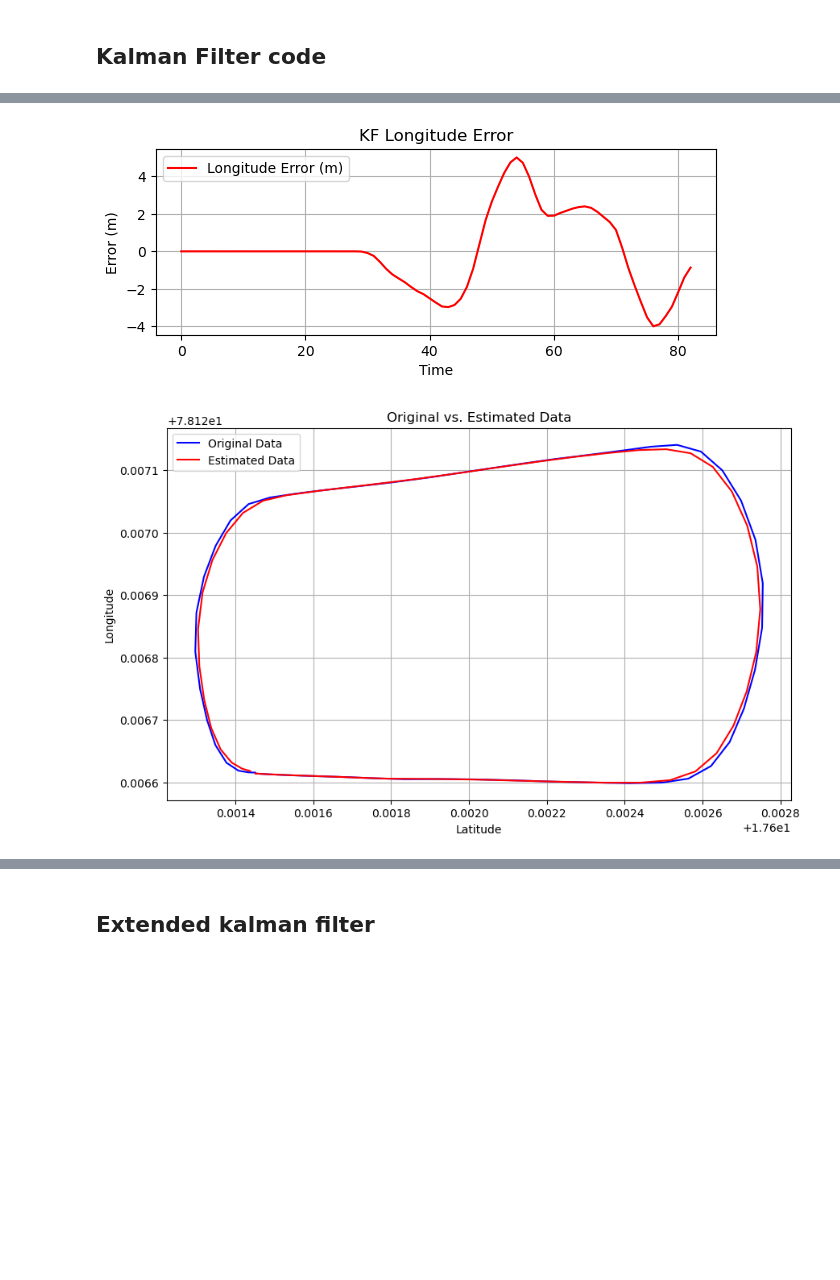
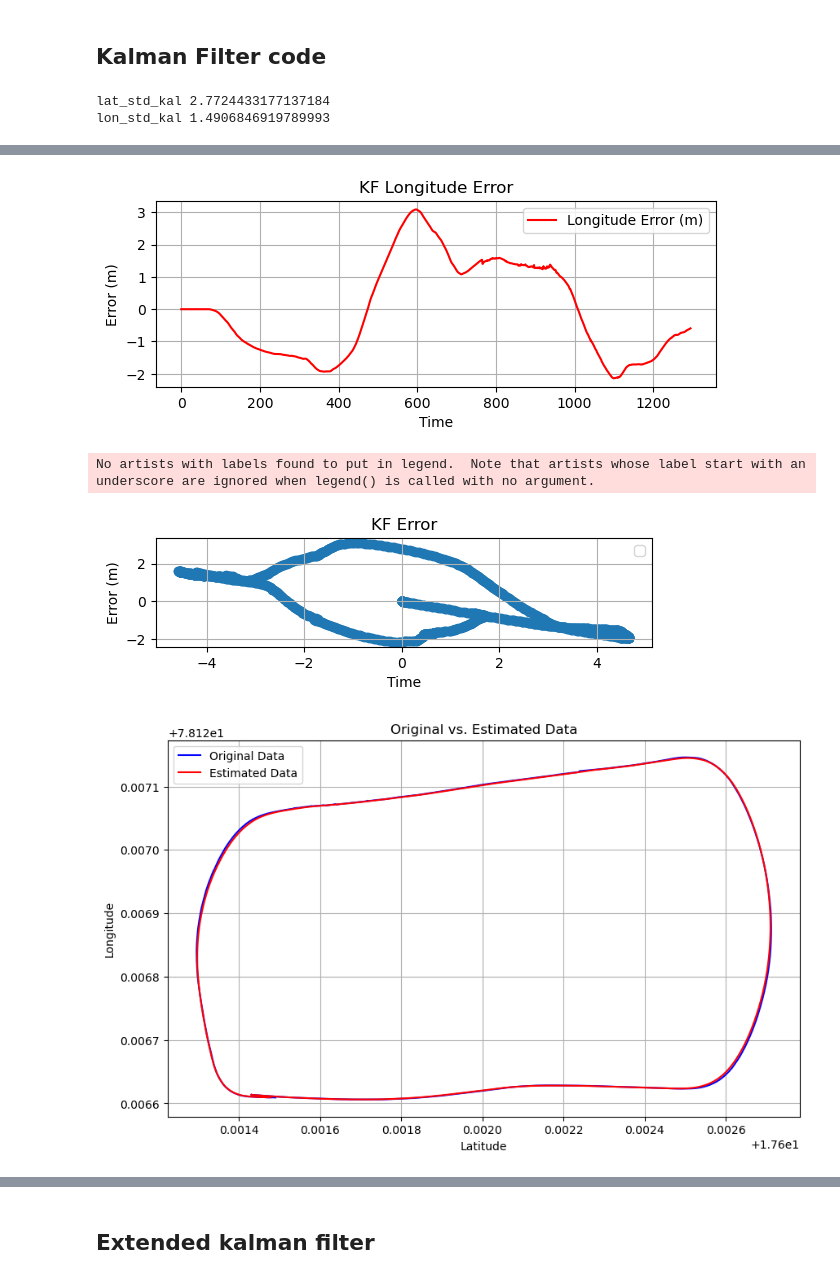
Before and after one commit to mfkiwl/GNSS-IMU_Dynamic, a Jupyter notebook: Predefined_Methods_kalman.ipynb, the cells around one changed output, grey strips where cells are left out. Drawn from its saved outputs; the diff is of its cells as text; code cells hidden in the pictures; blank space fills up the shorter version.

```diff
--- a/Predefined_Methods_kalman.ipynb
+++ b/Predefined_Methods_kalman.ipynb
@@ -100,7 +100,7 @@ from filterpy.kalman import UnscentedKalmanFilter as UKF
 from filterpy.kalman import MerweScaledSigmaPoints
 from filterpy.kalman import ExtendedKalmanFilter
 # Read the ASCII file
-file_path = "/Users/ravitejakunchanapalli/Downloads/org_BESTPOS.ASCII"
+file_path = "/Users/ravitejakunchanapalli/Downloads/NO RTK NMUS22160001B_2024-02-15_12-07-25_BESTGNSSPOS.ASCII"
 with open(file_path, 'r') as file:
     data = file.readlines()
 
@@ -140,7 +140,7 @@ kf.H = np.array([[1., 0.],
 kf.P = np.diag([1, 1])
 
 # Initialize the measurement covariance matrix
-kf.R = np.diag([0.01, 0.01])
+kf.R = np.diag([1,0.7])
 
 # Initialize the process noise covariance matrix
 kf.Q = np.diag([0.01, 0.01])
@@ -168,6 +168,13 @@ estimated_latitudes_meters_kf, estimated_longitudes_meters_kf = lat_lon_to_meter
 lat_error_kf = calculate_error(original_latitudes_meters_kf,estimated_latitudes_meters_kf)
 lon_error_kf = calculate_error(original_longitudes_meters_kf,estimated_longitudes_meters_kf)
 
+lat_std_kal=np.std(lat_error_kf)
+lon_std_kal=np.std(lon_error_kf)
+
+print("lat_std_kal",lat_std_kal)
+print("lon_std_kal",lon_std_kal)
+
+
 # Plot Kalman filter error
 plt.figure(figsize=(10, 6))
 plt.subplot(2, 1, 1)
@@ -190,14 +197,43 @@ plt.tight_layout()
 plt.show()
 
 
+
+# Plot Kalman filter error
+plt.subplot(3, 1, 3)
+plt.scatter(lat_error_kf, lon_error_kf)
+plt.xlabel('Time')
+plt.ylabel('Error (m)')
+plt.title('KF Error')
+plt.legend()
+plt.grid(True)
+plt.show()
+
+
+
+
 # Plot the original and estimated data
 plt.figure(figsize=(10, 6))
-plt.plot(latitudes, longitudes,  label='Original Data', color='blue')
-plt.plot(filtered_latitudes_kf, filtered_longitudes_kf, label='Estimated Data', color='red')
+plt.plot(latitudes, longitudes, 'b', label='Original Data')
+plt.plot(filtered_latitudes_kf, filtered_longitudes_kf, 'r',label='Estimated Data')
 plt.xlabel('Latitude')
 plt.ylabel('Longitude')
 plt.title('Original vs. Estimated Data')
 plt.legend()
 plt.grid(True)
 plt.show()
+
+
+
+# Plot the original and estimated data
+plt.figure(figsize=(10, 6))
+plt.plot(original_latitudes_meters_kf, original_longitudes_meters_kf, 'b', label='Original Data')
+plt.plot(estimated_latitudes_meters_kf,estimated_longitudes_meters_kf, 'r',label='Estimated Data')
+plt.xlabel('Latitude')
+plt.ylabel('Longitude')
+plt.title('Original vs. Estimated Data')
+plt.legend()
+plt.grid(True)
+plt.show()
 # %% [output]
+lat_std_kal 2.7724433177137184
+lon_std_kal 1.4906846919789993
@@ -205,2 +241,4 @@ plt.show()
-[figure, old version]
+[figure, new version]
+No artists with labels found to put in legend.  Note that artists whose label start with an underscore are ignored when legend() is called with no argument.
-[figure, old version]
+[figure, new version]
+[figure, added]
```
Also changed, not shown: parts of 17 cells of this notebook.
